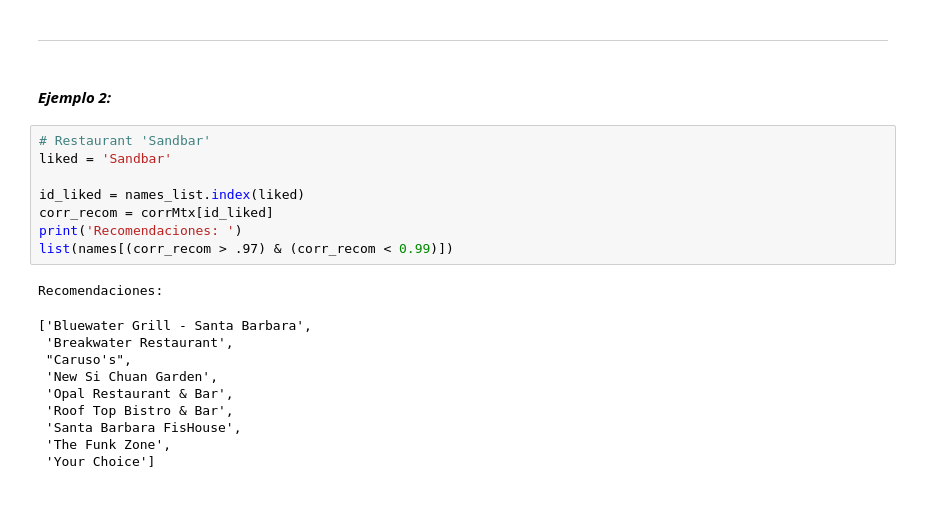
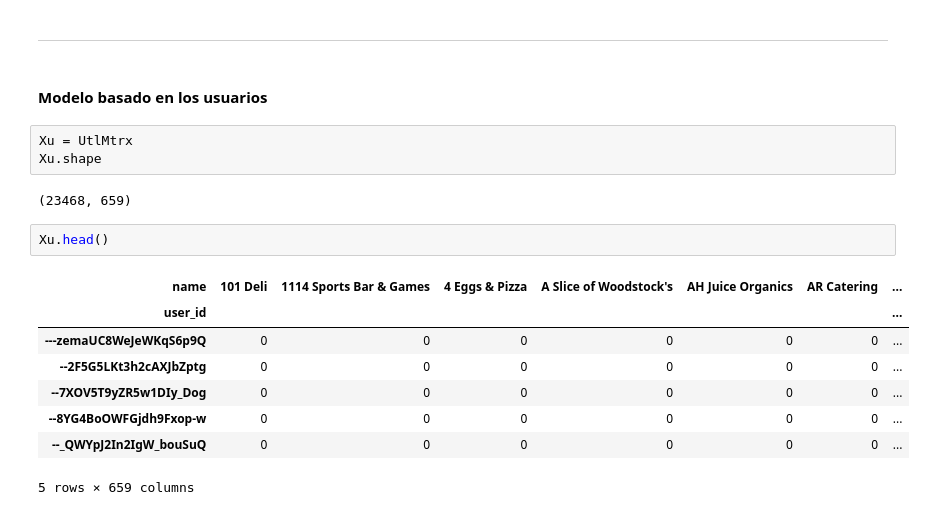
Before and after one commit to ivnlee/proyecto-portafolio, a Jupyter notebook: notebooks/recommender_model.ipynb, the cells around one changed output. Saved outputs shown, nothing was run; the diff lists cells and outputs as text.

```diff
--- a/notebooks/recommender_model.ipynb
+++ b/notebooks/recommender_model.ipynb
@@ -208,23 +237,20 @@ sorted(tmp, key=lambda x:x[0], reverse=True)
 # %% [markdown]
 _ _ _
-# %% [markdown]
-#### *Ejemplo 2:*
-# %%
-# Restaurant 'Sandbar'
-liked = 'Sandbar'
-
-id_liked = names_list.index(liked)
-corr_recom = corrMtx[id_liked]
-print('Recomendaciones: ')
-list(names[(corr_recom > .97) & (corr_recom < 0.99)])
-# %% [output]
-Recomendaciones:
-['Bluewater Grill - Santa Barbara',
- 'Breakwater Restaurant',
- "Caruso's",
- 'New Si Chuan Garden',
- 'Opal Restaurant & Bar',
- 'Roof Top Bistro & Bar',
- 'Santa Barbara FisHouse',
- 'The Funk Zone',
- 'Your Choice']
+# %% [markdown]
+#### Modelo basado en los usuarios
+# %%
+Xu = UtlMtrx
+Xu.shape
+# %% [output]
+(23468, 659)
+# %%
+Xu.head()
+# %% [output]
+| name | 101 Deli | 1114 Sports Bar & Games | 4 Eggs & Pizza | A Slice of Woodstock's | AH Juice Organics | AR Catering | ... |
+| user_id |  |  |  |  |  |  | ... |
+| ---zemaUC8WeJeWKqS6p9Q | 0 | 0 | 0 | 0 | 0 | 0 | ... |
+| --2F5G5LKt3h2cAXJbZptg | 0 | 0 | 0 | 0 | 0 | 0 | ... |
+| --7XOV5T9yZR5w1DIy_Dog | 0 | 0 | 0 | 0 | 0 | 0 | ... |
+| --8YG4BoOWFGjdh9Fxop-w | 0 | 0 | 0 | 0 | 0 | 0 | ... |
+| --_QWYpJ2In2IgW_bouSuQ | 0 | 0 | 0 | 0 | 0 | 0 | ... |
+5 rows × 659 columns
```
Also changed, not shown: parts of 28 cells of this notebook.
